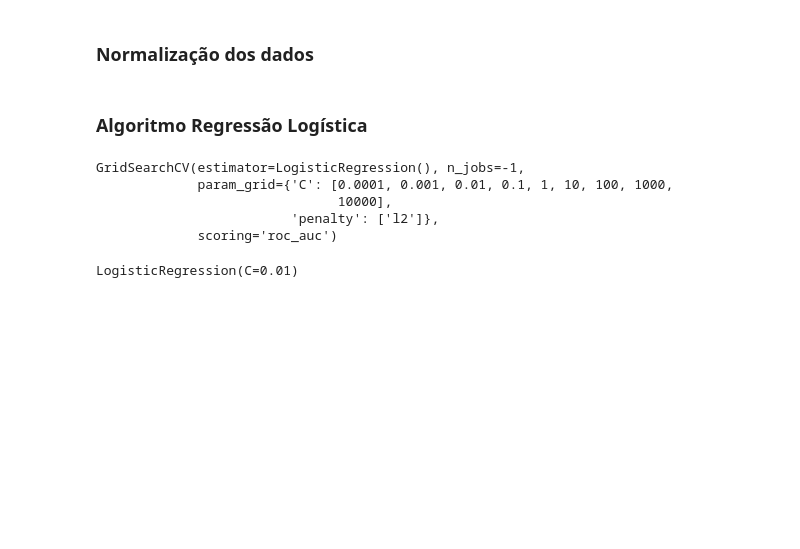
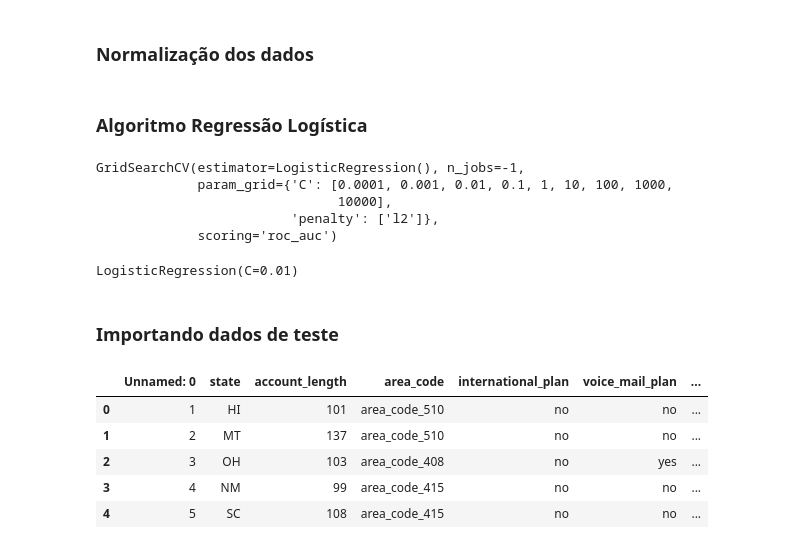
Before and after one commit to GilbertoBarbosa/customer-churn, a Jupyter notebook: customerChurn.ipynb, the cells around one changed output. Drawn from its saved outputs; the diff is of its cells as text; code cells hidden in the pictures; blank space fills up the shorter version.

Commit message:
Alterando os dados de teste

```diff
--- a/customerChurn.ipynb
+++ b/customerChurn.ipynb
@@ -274,3 +259,17 @@ GridSearchCV(estimator=LogisticRegression(), n_jobs=-1,
 modelo_v1.best_estimator_
 # %% [output]
 LogisticRegression(C=0.01)
+# %% [markdown]
+### Importando dados de teste
+# %%
+# Importando os dados de treino
+df_teste = pd.read_csv("projeto4_telecom_teste.csv", sep = ",", encoding_errors='ignore')
+# %%
+df_teste.head()
+# %% [output]
+|  | Unnamed: 0 | state | account_length | area_code | international_plan | voice_mail_plan | ... |
+| 0 | 1 | HI | 101 | area_code_510 | no | no | ... |
+| 1 | 2 | MT | 137 | area_code_510 | no | no | ... |
+| 2 | 3 | OH | 103 | area_code_408 | no | yes | ... |
+| 3 | 4 | NM | 99 | area_code_415 | no | no | ... |
+| 4 | 5 | SC | 108 | area_code_415 | no | no | ... |
```
Also changed, not shown: parts of 27 cells of this notebook.
